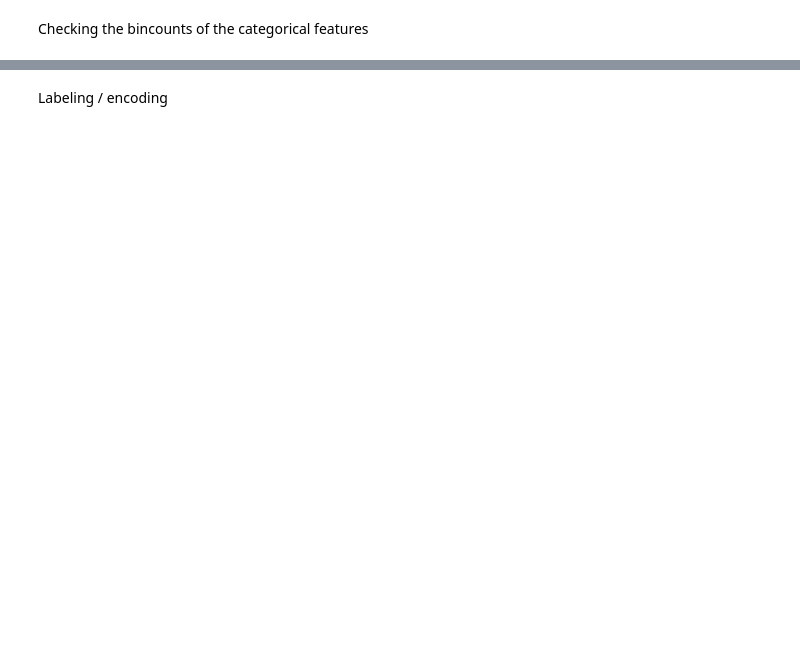
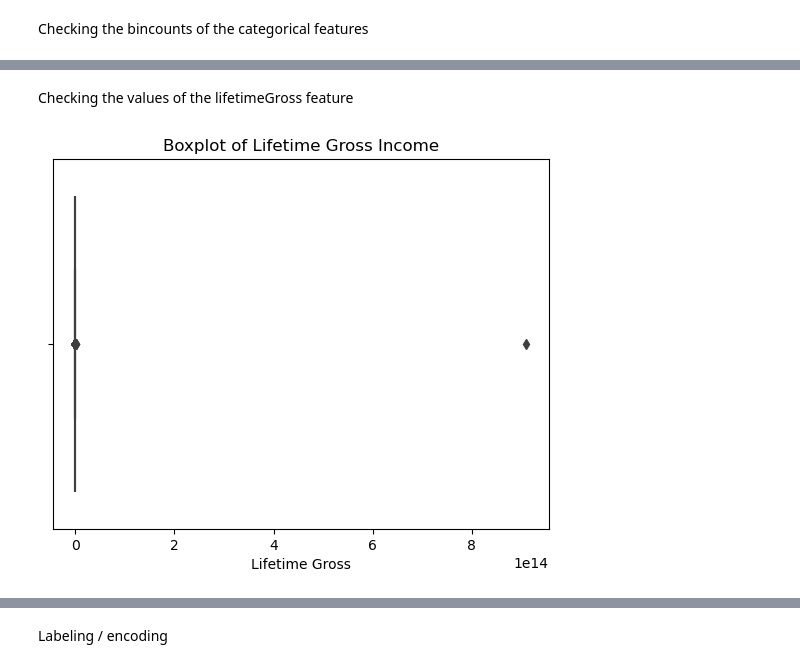
Before and after one commit to SoareCristi/BigData_MovieRatings, a Jupyter notebook: preprocessing.ipynb, the cells around one changed output, grey strips where cells are left out. Drawn from its saved outputs; the diff is of its cells as text; code cells hidden in the pictures; blank space fills up the shorter version.

Commit message:
Data cleaning code

```diff
--- a/preprocessing.ipynb
+++ b/preprocessing.ipynb
@@ -92,0 +128,3 @@ print(genres_exploded['Film-Noir'].sum())
+# %%
+# Combining the last 3 genres into a single genre called 'Other'
+df['genres'] = df['genres'].apply(lambda x: 'Other' if 'News' in x or 'Adult' in x or 'Film-Noir' in x else x)
@@ -92,0 +134,9 @@ print(genres_exploded['Film-Noir'].sum())
+# %% [markdown]
+Checking the values of the lifetimeGross feature
+# %%
+sns.boxplot(data=df, x='lifetimeGross')
+plt.title('Boxplot of Lifetime Gross Income')
+plt.xlabel('Lifetime Gross')
+plt.show()
+# %% [output]
+[figure, added]
```
Also changed, not shown: parts of 43 cells of this notebook, 3 other files.
